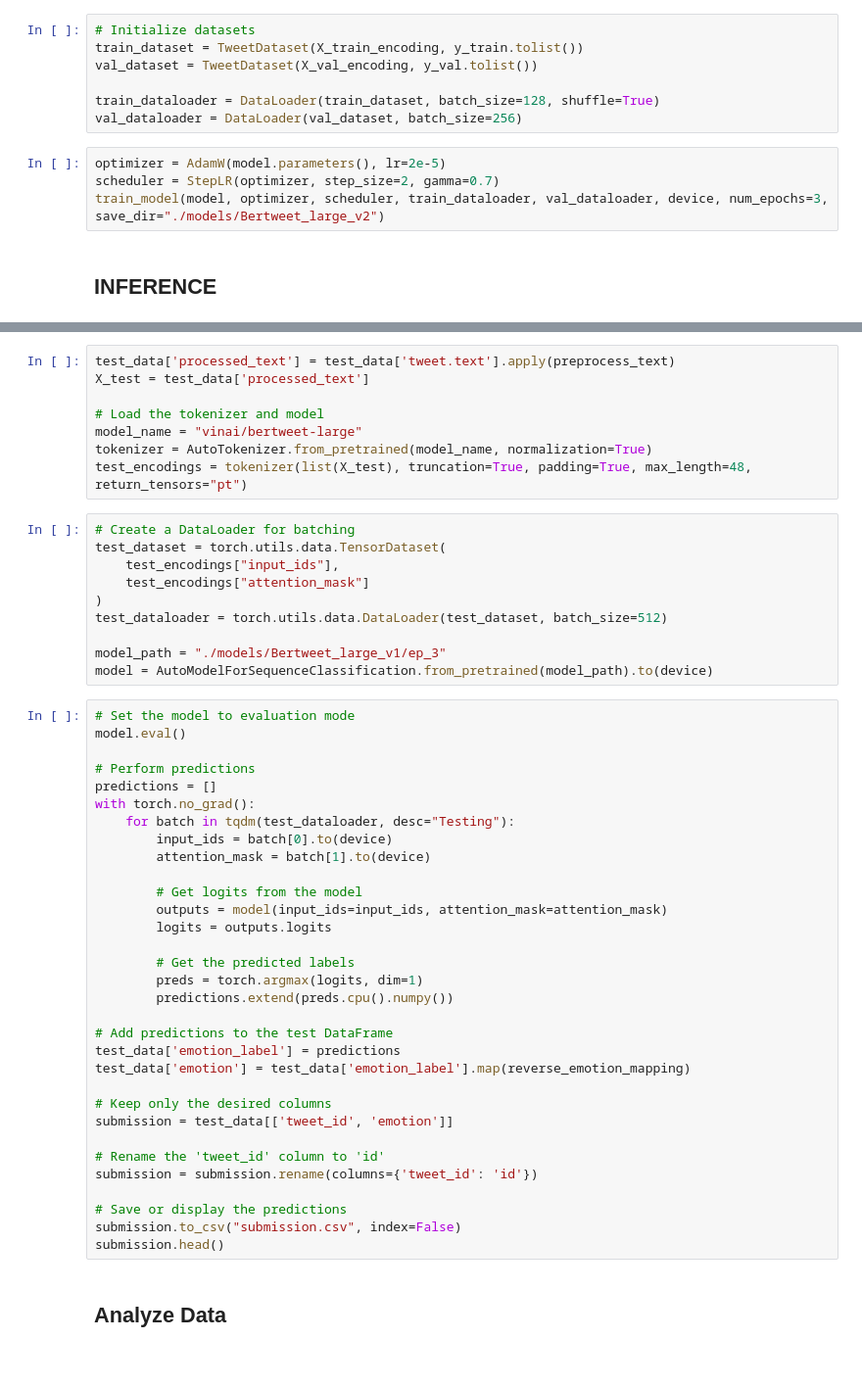
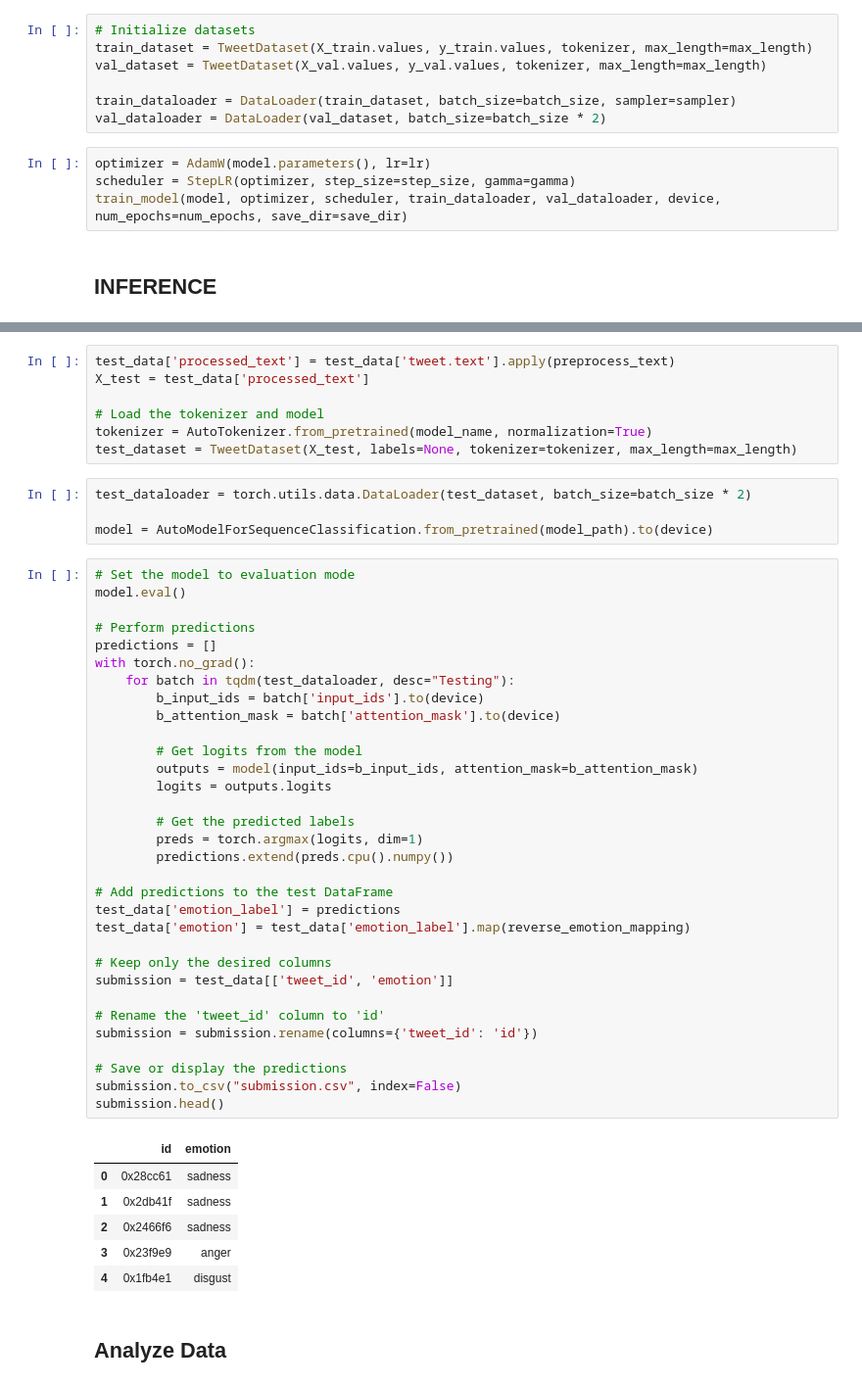
Before and after one commit to davidshiao55/DM2024-Lab2-Homework, a Jupyter notebook: DM2024-Lab2-Homework.ipynb, the cells around one changed output, grey strips where cells are left out. Shown at 98% size. Drawn from its saved outputs; the diff is of its cells as text.

Commit message:
Implement Bertweet v2
increae tokenize max length to make sure test data are in range

```diff
--- a/DM2024-Lab2-Homework.ipynb
+++ b/DM2024-Lab2-Homework.ipynb
@@ -363,14 +402,14 @@ X_train_encoding, X_val_encoding = encode_data(X_train, X_val, tokenizer, max_le
 # %%
 # Initialize datasets
-train_dataset = TweetDataset(X_train_encoding, y_train.tolist())
-val_dataset = TweetDataset(X_val_encoding, y_val.tolist())
+train_dataset = TweetDataset(X_train.values, y_train.values, tokenizer, max_length=max_length)
+val_dataset = TweetDataset(X_val.values, y_val.values, tokenizer, max_length=max_length)
 
-train_dataloader = DataLoader(train_dataset, batch_size=128, shuffle=True)
-val_dataloader = DataLoader(val_dataset, batch_size=256)
+train_dataloader = DataLoader(train_dataset, batch_size=batch_size, sampler=sampler)
+val_dataloader = DataLoader(val_dataset, batch_size=batch_size * 2)
 # %%
-optimizer = AdamW(model.parameters(), lr=2e-5)
-scheduler = StepLR(optimizer, step_size=2, gamma=0.7)
-train_model(model, optimizer, scheduler, train_dataloader, val_dataloader, device, num_epochs=3, save_dir="./models/Bertweet_large_v2")
+optimizer = AdamW(model.parameters(), lr=lr)
+scheduler = StepLR(optimizer, step_size=step_size, gamma=gamma)
+train_model(model, optimizer, scheduler, train_dataloader, val_dataloader, device, num_epochs=num_epochs, save_dir=save_dir)
 # %% [markdown]
 ## INFERENCE
 # %%
@@ -388,51 +421,51 @@ test_data['processed_text'] = test_data['tweet.text'].apply(preprocess_text)
 X_test = test_data['processed_text']
 
 # Load the tokenizer and model
-model_name = "vinai/bertweet-large"
 tokenizer = AutoTokenizer.from_pretrained(model_name, normalization=True)
-test_encodings = tokenizer(list(X_test), truncation=True, padding=True, max_length=48, return_tensors="pt")
+test_dataset = TweetDataset(X_test, labels=None, tokenizer=tokenizer, max_length=max_length)
 # %%
-# Create a DataLoader for batching
-test_dataset = torch.utils.data.TensorDataset(
-    test_encodings["input_ids"],
-    test_encodings["attention_mask"]
-)
-test_dataloader = torch.utils.data.DataLoader(test_dataset, batch_size=512)
+test_dataloader = torch.utils.data.DataLoader(test_dataset, batch_size=batch_size * 2)
 
-model_path = "./models/Bertweet_large_v1/ep_3"
 model = AutoModelForSequenceClassification.from_pretrained(model_path).to(device)
 # %%
 # Set the model to evaluation mode
 model.eval()
 
 # Perform predictions
 predictions = []
 with torch.no_grad():
     for batch in tqdm(test_dataloader, desc="Testing"):
-        input_ids = batch[0].to(device)
-        attention_mask = batch[1].to(device)
+        b_input_ids = batch['input_ids'].to(device)
+        b_attention_mask = batch['attention_mask'].to(device)
 
         # Get logits from the model
-        outputs = model(input_ids=input_ids, attention_mask=attention_mask)
+        outputs = model(input_ids=b_input_ids, attention_mask=b_attention_mask)
         logits = outputs.logits
 
         # Get the predicted labels
         preds = torch.argmax(logits, dim=1)
         predictions.extend(preds.cpu().numpy())
 
 # Add predictions to the test DataFrame
 test_data['emotion_label'] = predictions
 test_data['emotion'] = test_data['emotion_label'].map(reverse_emotion_mapping)
 
 # Keep only the desired columns
 submission = test_data[['tweet_id', 'emotion']]
 
 # Rename the 'tweet_id' column to 'id'
 submission = submission.rename(columns={'tweet_id': 'id'})
 
 # Save or display the predictions
 submission.to_csv("submission.csv", index=False)
 submission.head()
+# %% [output]
+|  | id | emotion |
+| 0 | 0x28cc61 | sadness |
+| 1 | 0x2db41f | sadness |
+| 2 | 0x2466f6 | sadness |
+| 3 | 0x23f9e9 | anger |
+| 4 | 0x1fb4e1 | disgust |
 # %% [markdown]
 ## Analyze Data
 # %% [markdown]
```
Also changed, not shown: parts of 17 cells of this notebook, 1 other file.
